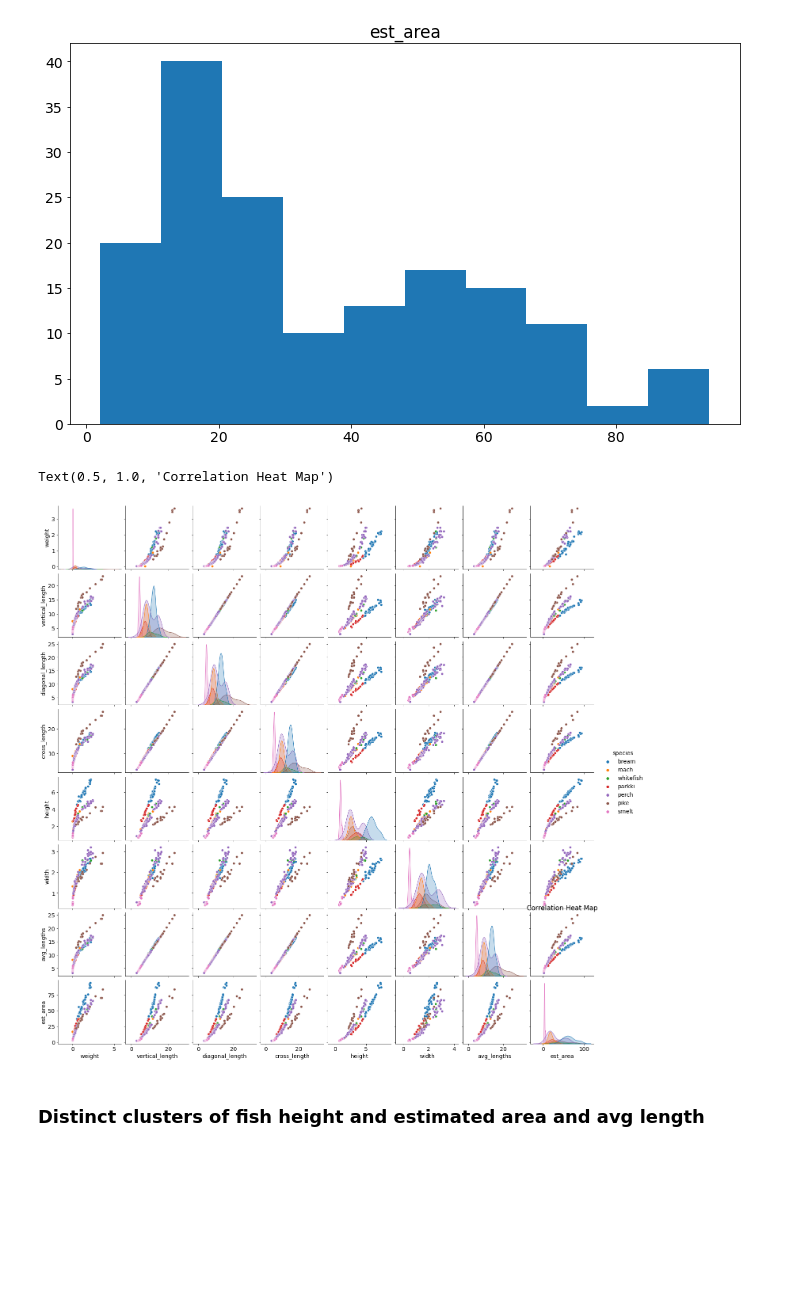
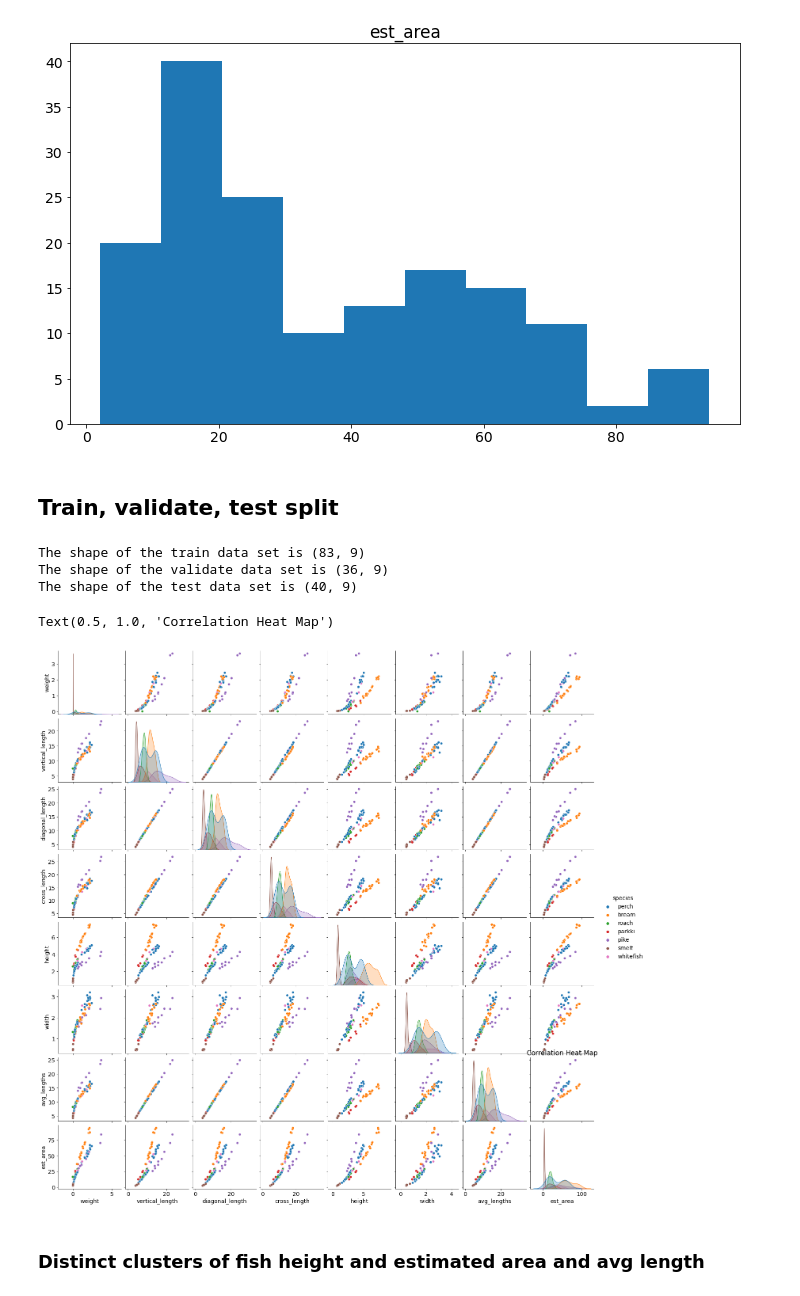
Before and after one commit to george887/estimating_fish_weights, a Jupyter notebook: explore.ipynb, the cells around one changed output. Drawn from its saved outputs; the diff is of its cells as text; code cells hidden in the pictures; blank space fills up the shorter version.

```diff
--- a/explore.ipynb
+++ b/explore.ipynb
@@ -51,11 +50,19 @@ for col in df.columns:
 [figure]
 [figure]
 [figure]
+# %% [markdown]
+## Train, validate, test split
+# %%
+train, validate, test = fish_split(df)
+# %% [output]
+The shape of the train data set is (83, 9)
+The shape of the validate data set is (36, 9)
+The shape of the test data set is (40, 9)
 # %%
-sns.pairplot(df, kind='scatter', hue='species')
+sns.pairplot(train, kind='scatter', hue='species')
 plt.title('Correlation Heat Map')
 # %% [output]
 Text(0.5, 1.0, 'Correlation Heat Map')
-[figure, old version]
+[figure, new version]
 # %% [markdown]
 ### Distinct clusters of fish height and estimated area and avg length
```
Also changed, not shown: parts of 14 cells of this notebook.
